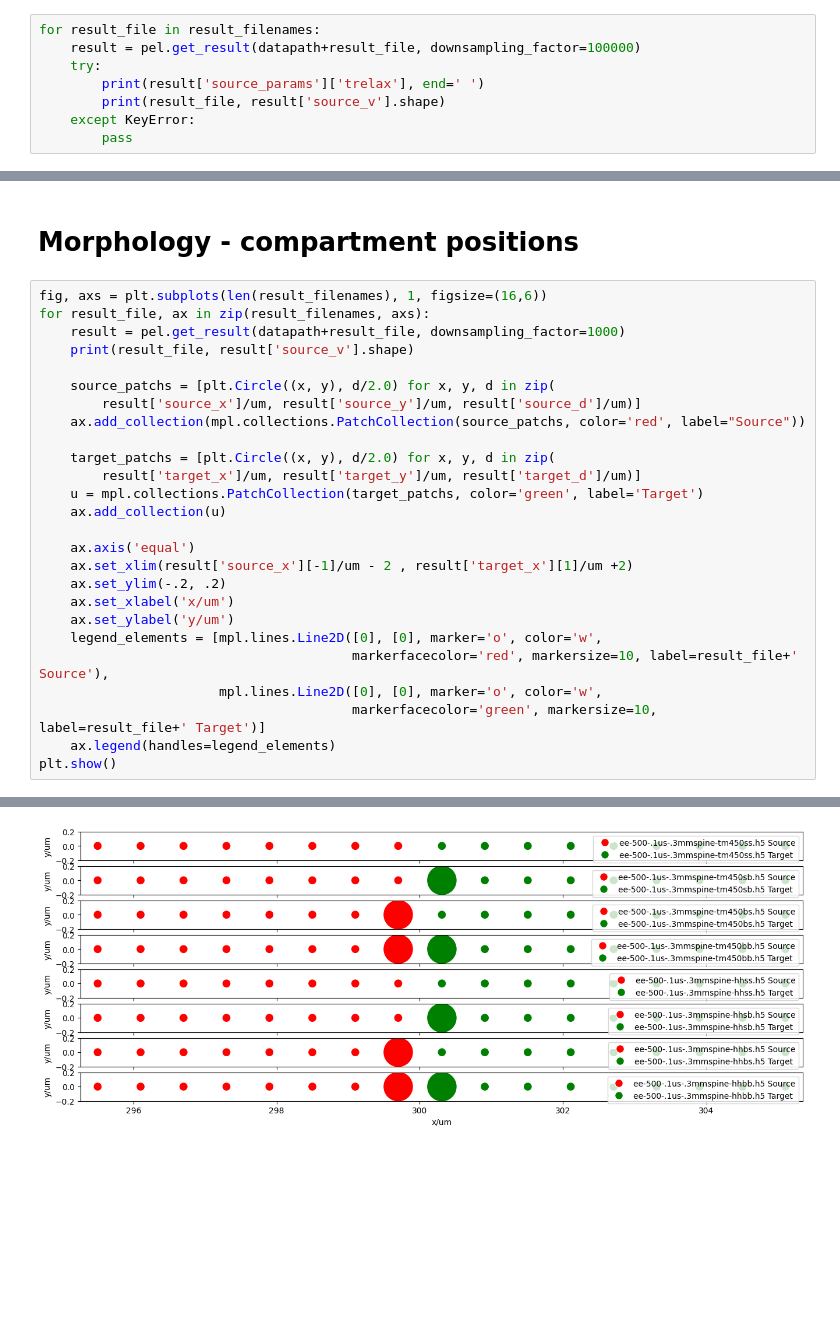
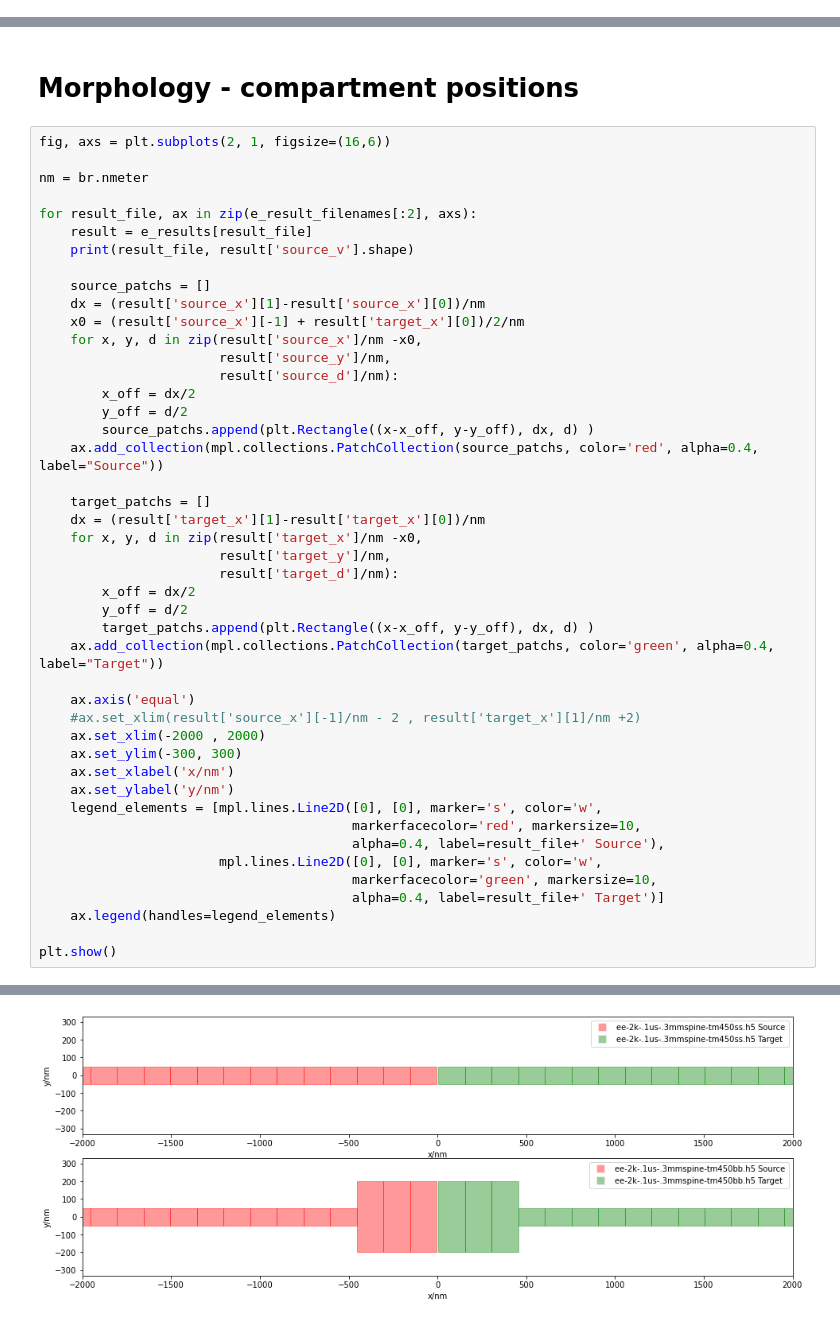
Before and after one commit to moritz-s/Pyoelectricity, a Jupyter notebook: end-end-plots.ipynb, the cells around one changed output, grey strips where cells are left out. Saved outputs shown, nothing was run; the diff lists cells and outputs as text; blank space fills up the shorter version.

Commit message:
final end-end plots

```diff
--- a/end-end-plots.ipynb
+++ b/end-end-plots.ipynb
@@ -48,8 +40,0 @@ simulation/end-end/
-# %%
-for result_file in result_filenames:
-    result = pel.get_result(datapath+result_file, downsampling_factor=100000)
-    try:
-        print(result['source_params']['trelax'], end=' ')
-        print(result_file, result['source_v'].shape)
-    except KeyError:
-        pass
@@ -69,29 +41,48 @@ array([(b'gstar', b'90. * siemens / (meter ** 2)'),
 # %% [markdown]
 # Morphology - compartment positions
 # %%
-fig, axs = plt.subplots(len(result_filenames), 1, figsize=(16,6))
-for result_file, ax in zip(result_filenames, axs):
-    result = pel.get_result(datapath+result_file, downsampling_factor=1000)
+fig, axs = plt.subplots(2, 1, figsize=(16,6))
+
+nm = br.nmeter
+
+for result_file, ax in zip(e_result_filenames[:2], axs):
+    result = e_results[result_file]
     print(result_file, result['source_v'].shape)
 
-    source_patchs = [plt.Circle((x, y), d/2.0) for x, y, d in zip(
-        result['source_x']/um, result['source_y']/um, result['source_d']/um)]
-    ax.add_collection(mpl.collections.PatchCollection(source_patchs, color='red', label="Source"))
+    source_patchs = []
+    dx = (result['source_x'][1]-result['source_x'][0])/nm
+    x0 = (result['source_x'][-1] + result['target_x'][0])/2/nm
+    for x, y, d in zip(result['source_x']/nm -x0,
+                       result['source_y']/nm,
+                       result['source_d']/nm):
+        x_off = dx/2
+        y_off = d/2
+        source_patchs.append(plt.Rectangle((x-x_off, y-y_off), dx, d) )
+    ax.add_collection(mpl.collections.PatchCollection(source_patchs, color='red', alpha=0.4, label="Source"))
 
-    target_patchs = [plt.Circle((x, y), d/2.0) for x, y, d in zip(
-        result['target_x']/um, result['target_y']/um, result['target_d']/um)]
-    u = mpl.collections.PatchCollection(target_patchs, color='green', label='Target')
-    ax.add_collection(u)
+    target_patchs = []
+    dx = (result['target_x'][1]-result['target_x'][0])/nm
+    for x, y, d in zip(result['target_x']/nm -x0,
+                       result['target_y']/nm,
+                       result['target_d']/nm):
+        x_off = dx/2
+        y_off = d/2
+        target_patchs.append(plt.Rectangle((x-x_off, y-y_off), dx, d) )
+    ax.add_collection(mpl.collections.PatchCollection(target_patchs, color='green', alpha=0.4, label="Target"))
 
     ax.axis('equal')
-    ax.set_xlim(result['source_x'][-1]/um - 2 , result['target_x'][1]/um +2)
-    ax.set_ylim(-.2, .2)
-    ax.set_xlabel('x/um')
-    ax.set_ylabel('y/um')
-    legend_elements = [mpl.lines.Line2D([0], [0], marker='o', color='w',
-                                        markerfacecolor='red', markersize=10, label=result_file+' Source'),
-                       mpl.lines.Line2D([0], [0], marker='o', color='w',
-                                        markerfacecolor='green', markersize=10, label=result_file+' Target')]
+    #ax.set_xlim(result['source_x'][-1]/nm - 2 , result['target_x'][1]/nm +2)
+    ax.set_xlim(-2000 , 2000)
+    ax.set_ylim(-300, 300)
+    ax.set_xlabel('x/nm')
+    ax.set_ylabel('y/nm')
+    legend_elements = [mpl.lines.Line2D([0], [0], marker='s', color='w',
+                                        markerfacecolor='red', markersize=10,
+                                        alpha=0.4, label=result_file+' Source'),
+                       mpl.lines.Line2D([0], [0], marker='s', color='w',
+                                        markerfacecolor='green', markersize=10,
+                                        alpha=0.4, label=result_file+' Target')]
     ax.legend(handles=legend_elements)
+
 plt.show()
 # %% [output]
@@ -106 +91 @@ ee-500-.1us-.3mmspine-hhbb.h5 (500, 61)
-[figure, old version]
+[figure, new version]
```
Also changed, not shown: parts of 43 cells of this notebook, 1 other file.
